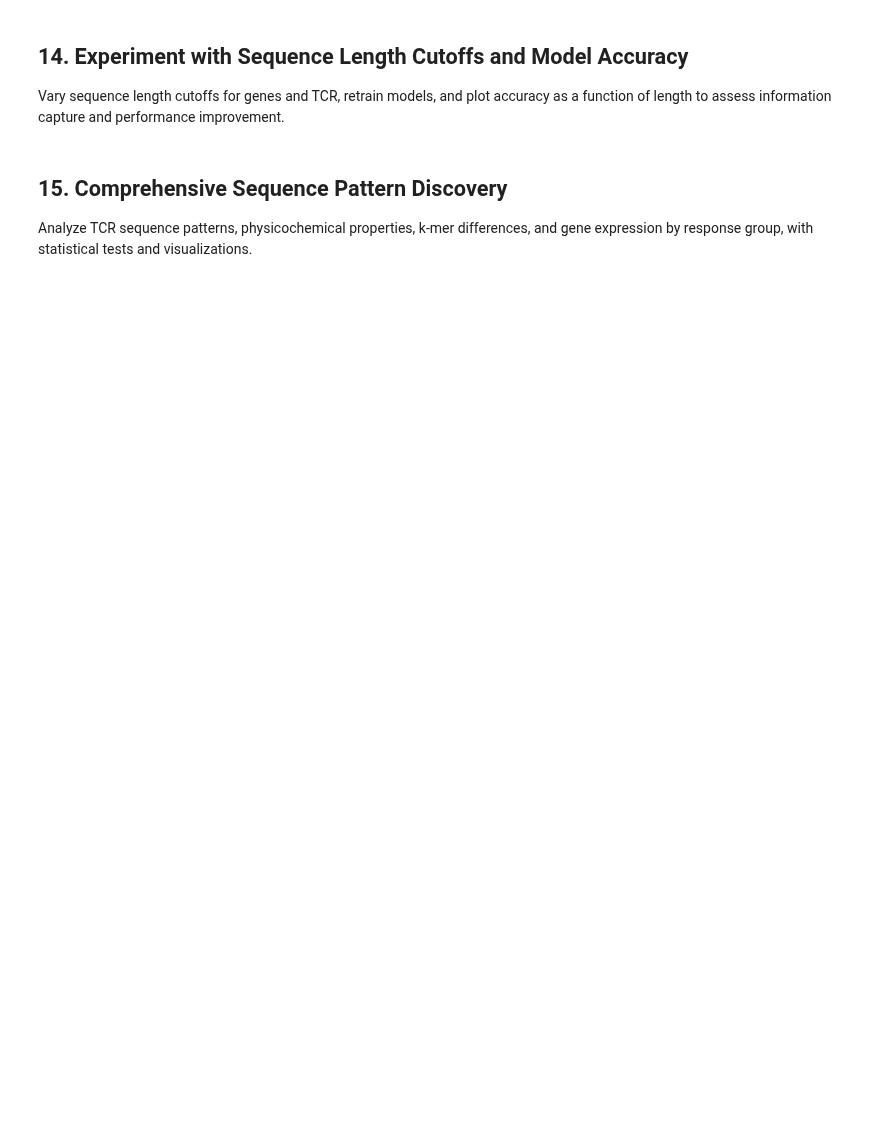
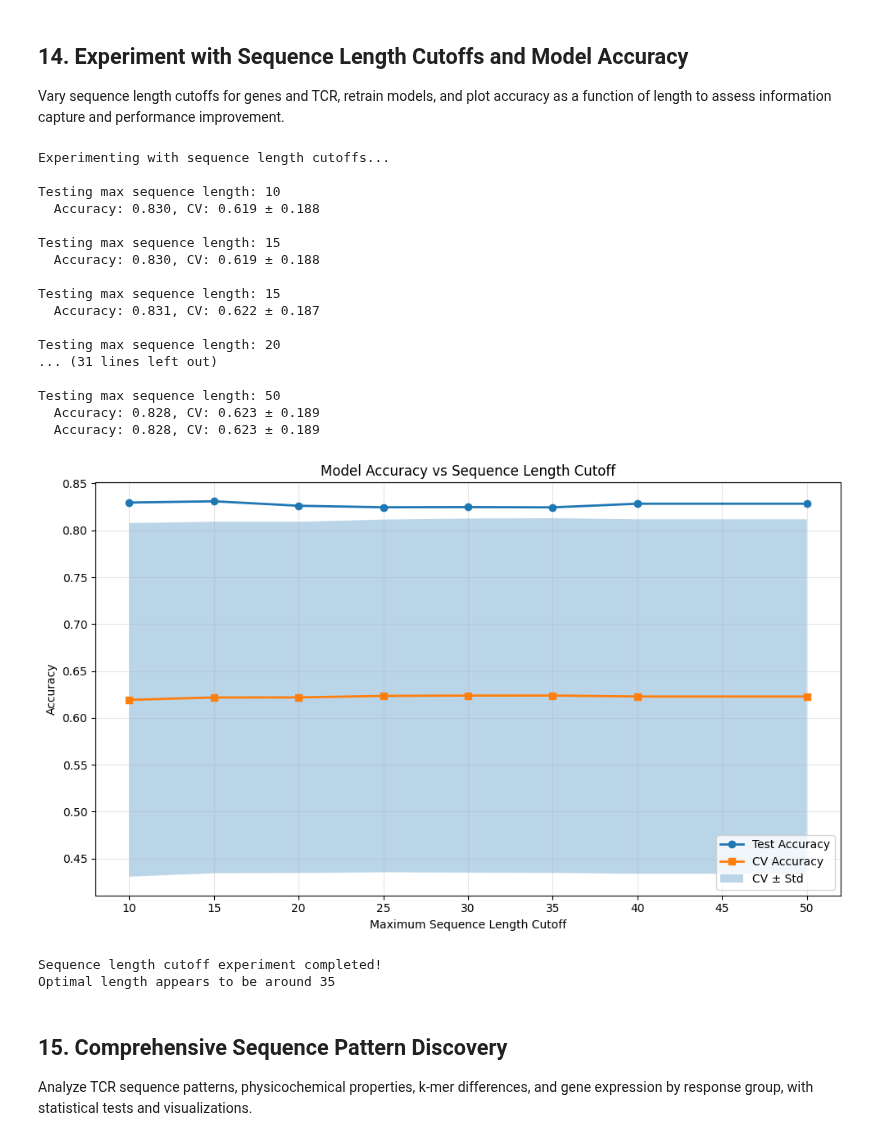
Before and after one commit to Anmol-Josan/Unsupervised-Learning-For-HR-Breast-Cancer-RNA-Sequencing, a Jupyter notebook: Notebooks/Machine_Learning_Analysis.ipynb, the cells around one changed output. Saved outputs shown, nothing was run; the diff lists cells and outputs as text; code cells hidden in the pictures; blank space fills up the shorter version.

Commit message:
Results from Updates Machine Learning

```diff
--- a/Notebooks/Machine_Learning_Analysis.ipynb
+++ b/Notebooks/Machine_Learning_Analysis.ipynb
@@ -710,7 +826,6 @@ print("Multi-modal encoding and dimensionality reduction completed!")
 
 Perform clustering with K-Means, HDBSCAN, Agglomerative, DBSCAN, and add hierarchical clustering using scipy, compute silhouette scores, and visualize with dendrograms.
 # %%
-%%time
 # --- Unsupervised Machine Learning Analysis ---
 
 print("Applying unsupervised machine learning algorithms...")
@@ -789,7 +904,7 @@ clustering_results['hierarchical'] = {
     'silhouette': silhouette_score(X_scaled[:1000], hierarchical_labels),
     'algorithm': 'Hierarchical'
 }
-adata.obs['hierarchical'] = pd.Categorical(hierarchical_labels)
+adata.obs.loc[adata.obs.index[:1000], 'hierarchical'] = pd.Categorical(hierarchical_labels)
 
 # Print clustering results summary
 print("\nClustering Results Summary:")
@@ -829,18 +944,3 @@ print("\nDiscovering gene expression modules...")
 gene_pca_full = gene_encodings['pca']
 gene_kmeans = KMeans(n_clusters=6, random_state=42)
 gene_expression_modules = gene_kmeans.fit_predict(gene_pca_full)
-adata.obs['gene_expression_modules'] = pd.Categorical(gene_expression_modules)
-
-print("Gene expression module discovery completed!")
-
-# --- 4. Dendrogram Visualization for Hierarchical Clustering ---
-print("\nCreating dendrogram for hierarchical clustering...")
-
-plt.figure(figsize=(12, 8))
-dendrogram(Z, truncate_mode='lastp', p=12, leaf_rotation=45, leaf_font_size=10, show_contracted=True)
-plt.title('Hierarchical Clustering Dendrogram')
-plt.xlabel('Sample index')
-plt.ylabel('Distance')
-plt.show()
-
-print("\nUnsupervised machine learning analysis completed successfully!")
@@ -1216,7 +1418,7 @@ for max_length in length_cutoffs:
 
     trb_onehot_new = np.array([one_hot_encode_sequence(seq, max_length, 'ACDEFGHIKLMNPQRSTVWY')
                                for seq in cdr3_sequences['TRB']])
-    trb_onehot_flat_new = trb_onehot_new.reshape(trb_onehot_flat_new.shape[0], -1)
+    trb_onehot_flat_new = trb_onehot_new.reshape(trb_onehot_new.shape[0], -1)
 
     # Update AnnData
     adata.obsm['X_tcr_tra_onehot'] = tra_onehot_flat_new
@@ -1243,11 +1445,7 @@ for max_length in length_cutoffs:
     X_train_scaled = scaler.fit_transform(X_train)
     X_test_scaled = scaler.transform(X_test)
 
-    # Use best model type
-    if XGB_AVAILABLE:
-        model = xgb.XGBClassifier(random_state=42, eval_metric='logloss')
-    else:
-        model = RandomForestClassifier(n_estimators=100, random_state=42)
+    model = xgb.XGBClassifier(random_state=42, eval_metric='logloss')
 
     model.fit(X_train_scaled, y_train)
     y_pred = model.predict(X_test_scaled)
@@ -1258,33 +1456,54 @@ for max_length in length_cutoffs:
 
     length_results.append({
         'max_length': max_length,
         'accuracy': accuracy,
         'cv_mean': cv_scores.mean(),
         'cv_std': cv_scores.std()
     })
 
     print(f"  Accuracy: {accuracy:.3f}, CV: {cv_scores.mean():.3f} ± {cv_scores.std():.3f}")
 
 # Plot results
 length_df = pd.DataFrame(length_results)
 
 plt.figure(figsize=(10, 6))
 plt.plot(length_df['max_length'], length_df['accuracy'], 'o-', label='Test Accuracy', linewidth=2)
 plt.plot(length_df['max_length'], length_df['cv_mean'], 's-', label='CV Accuracy', linewidth=2)
 plt.fill_between(length_df['max_length'],
                  length_df['cv_mean'] - length_df['cv_std'],
                  length_df['cv_mean'] + length_df['cv_std'],
                  alpha=0.3, label='CV ± Std')
 plt.xlabel('Maximum Sequence Length Cutoff')
 plt.ylabel('Accuracy')
 plt.title('Model Accuracy vs Sequence Length Cutoff')
 plt.legend()
 plt.grid(True, alpha=0.3)
 plt.tight_layout()
 plt.show()
 
 print("\nSequence length cutoff experiment completed!")
 print(f"Optimal length appears to be around {length_df.loc[length_df['cv_mean'].idxmax(), 'max_length']}")
+# %% [output]
+Experimenting with sequence length cutoffs...
+
+Testing max sequence length: 10
+  Accuracy: 0.830, CV: 0.619 ± 0.188
+
+Testing max sequence length: 15
+  Accuracy: 0.830, CV: 0.619 ± 0.188
+
+Testing max sequence length: 15
+  Accuracy: 0.831, CV: 0.622 ± 0.187
+
+Testing max sequence length: 20
+... (31 lines left out)
+
+Testing max sequence length: 50
+  Accuracy: 0.828, CV: 0.623 ± 0.189
+  Accuracy: 0.828, CV: 0.623 ± 0.189
+[figure, added]
+Sequence length cutoff experiment completed!
+Optimal length appears to be around 35
 # %% [markdown]
 ## 15. Comprehensive Sequence Pattern Discovery
 
```
Also changed, not shown: parts of 17 cells of this notebook.
